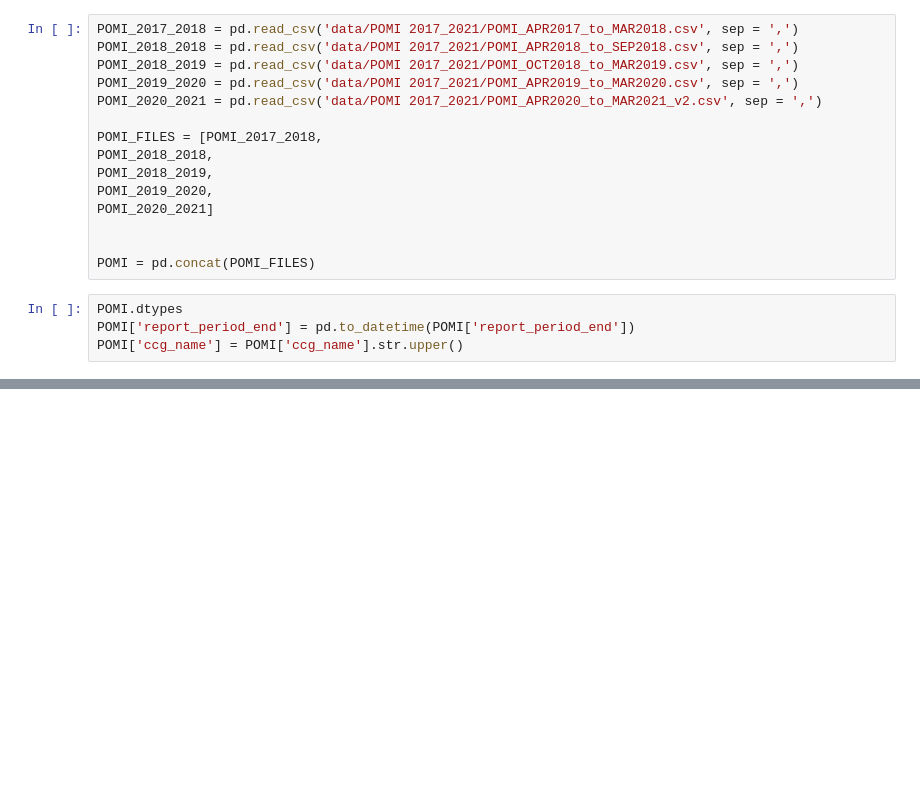
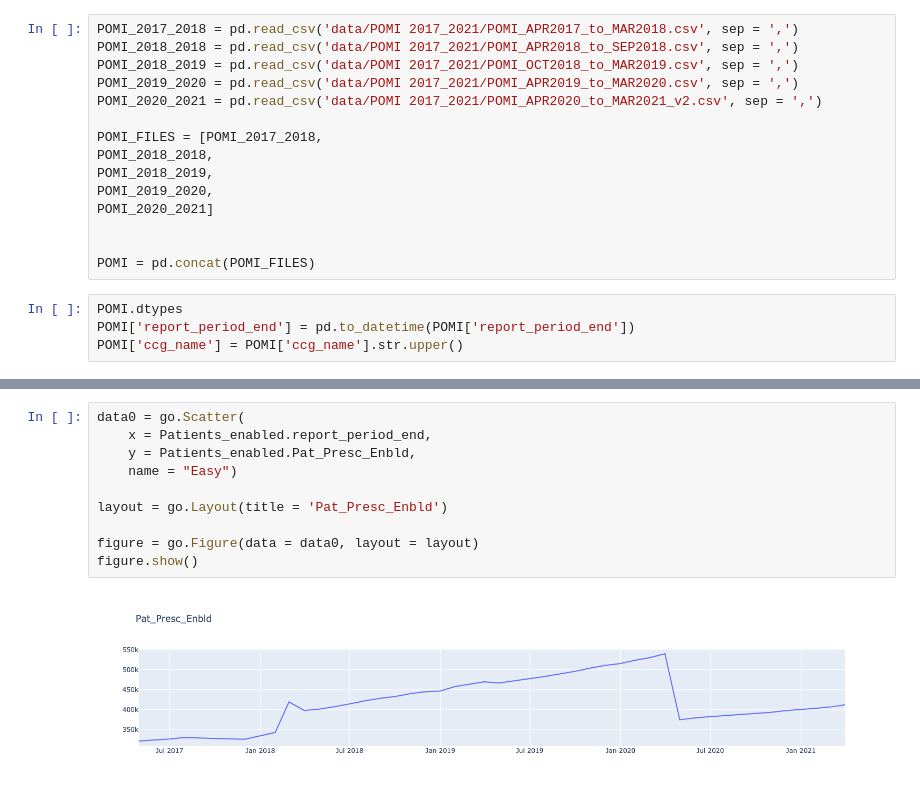
Before and after one commit to nhsx/patient-online-mapping, a Jupyter notebook: POMI.ipynb, the cells around one changed output, grey strips where cells are left out. Cells and saved outputs as stored; diff of their text form; blank space fills up the shorter version.

```diff
--- a/POMI.ipynb
+++ b/POMI.ipynb
@@ -61,0 +114,12 @@ pyo.plot(figure)
+# %%
+data0 = go.Scatter(
+    x = Patients_enabled.report_period_end,
+    y = Patients_enabled.Pat_Presc_Enbld,
+    name = "Easy")
+
+layout = go.Layout(title = 'Pat_Presc_Enbld')
+
+figure = go.Figure(data = data0, layout = layout)
+figure.show()
+# %% [output]
+[figure, added]
```
Also changed, not shown: parts of 18 cells of this notebook, 4 other files.
